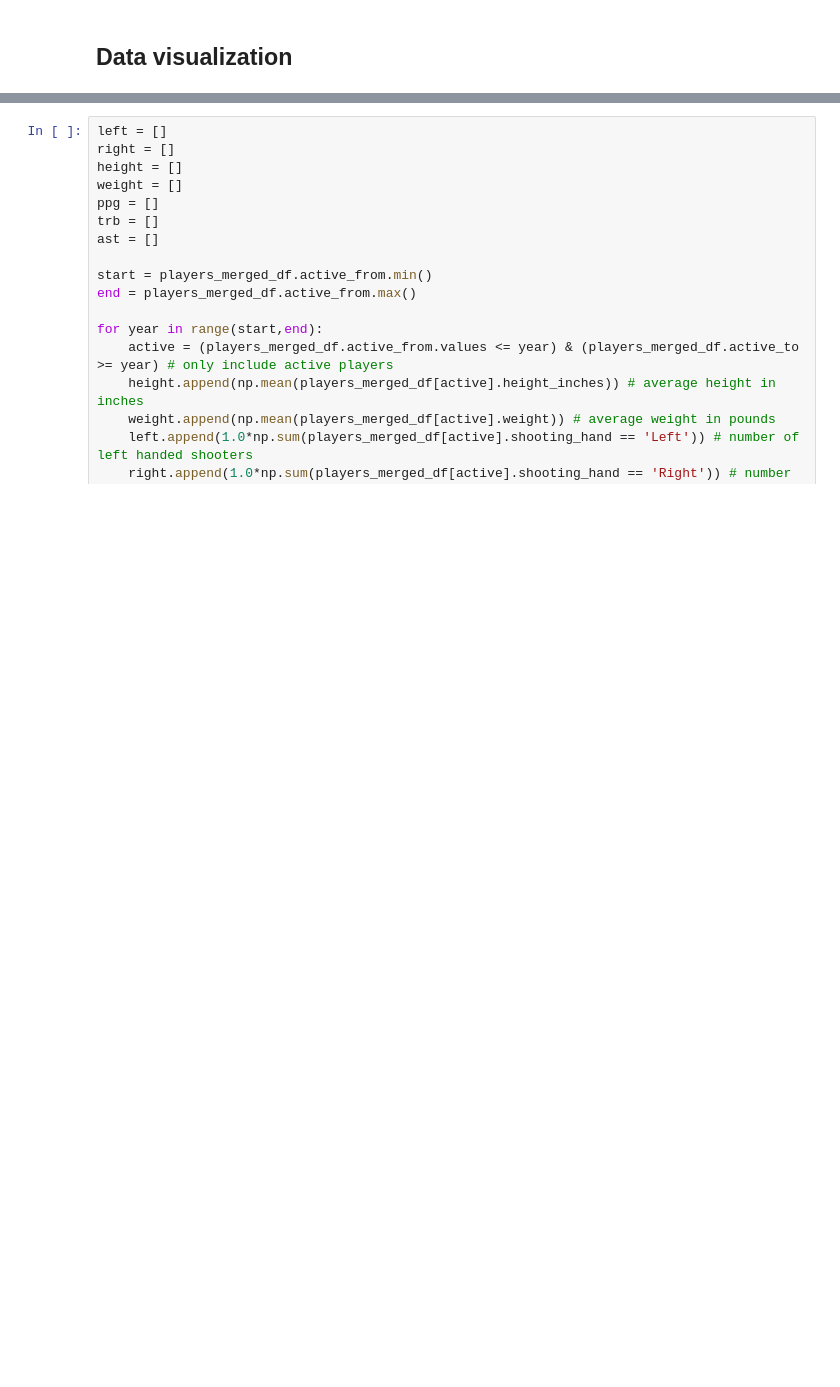
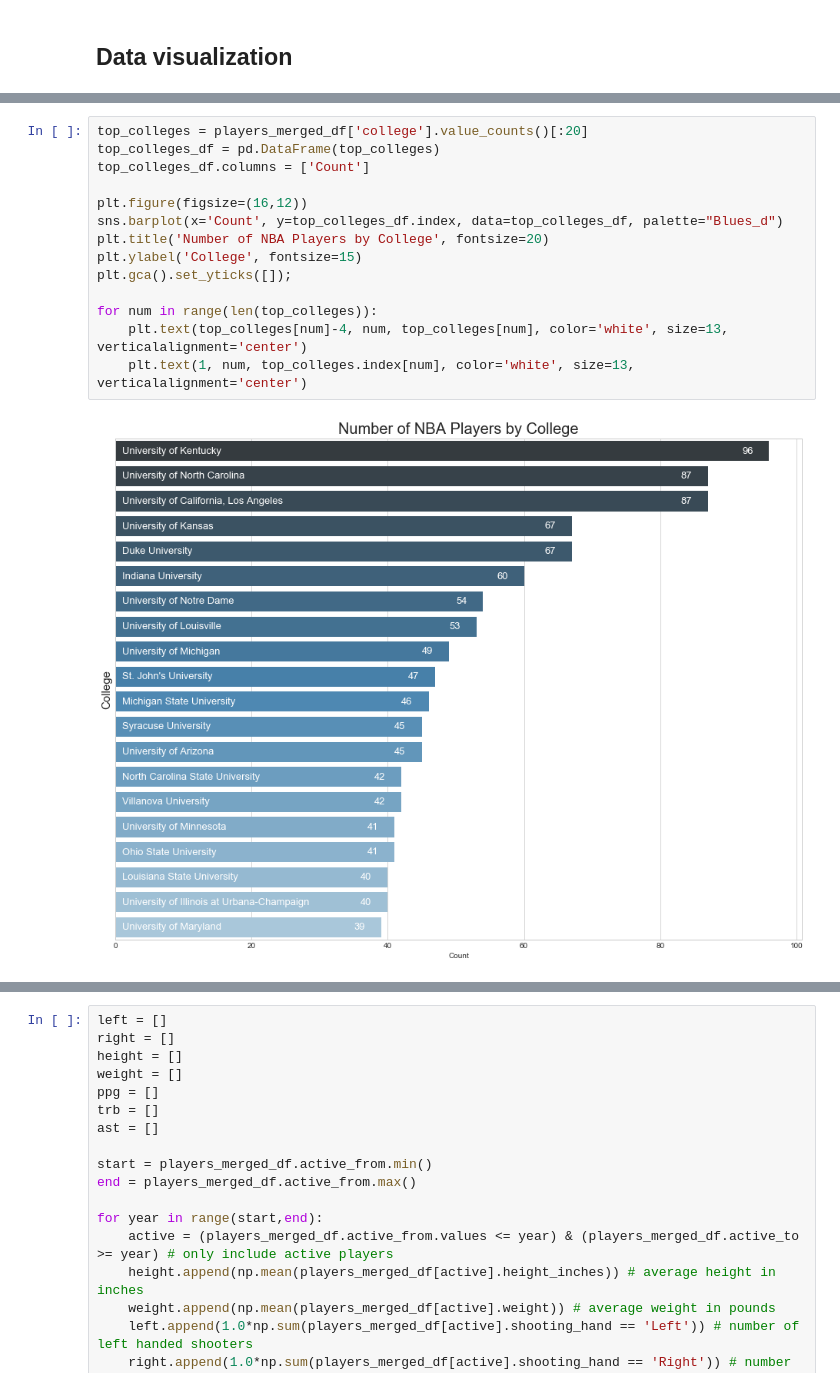
Before and after one commit to ymericson/NBA-player-info, a Jupyter notebook: NBA players stats.ipynb, the cells around one changed output, grey strips where cells are left out. Drawn from its saved outputs; the diff is of its cells as text; blank space fills up the shorter version.

Commit message:
added college bar-h chart

```diff
--- a/NBA players stats.ipynb
+++ b/NBA players stats.ipynb
@@ -44,3 +50,19 @@ ax.set(xlabel='Weight in Pounds', ylabel='Height in Inches')
 # %% [output]
 <seaborn.axisgrid.FacetGrid at 0x...>
 [figure]
+# %%
+top_colleges = players_merged_df['college'].value_counts()[:20]
+top_colleges_df = pd.DataFrame(top_colleges)
+top_colleges_df.columns = ['Count']
+
+plt.figure(figsize=(16,12))
+sns.barplot(x='Count', y=top_colleges_df.index, data=top_colleges_df, palette="Blues_d")
+plt.title('Number of NBA Players by College', fontsize=20)
+plt.ylabel('College', fontsize=15)
+plt.gca().set_yticks([]);
+
+for num in range(len(top_colleges)):
+    plt.text(top_colleges[num]-4, num, top_colleges[num], color='white', size=13, verticalalignment='center')
+    plt.text(1, num, top_colleges.index[num], color='white', size=13, verticalalignment='center')
+# %% [output]
+[figure, added]
```
Also changed, not shown: parts of 21 cells of this notebook.
